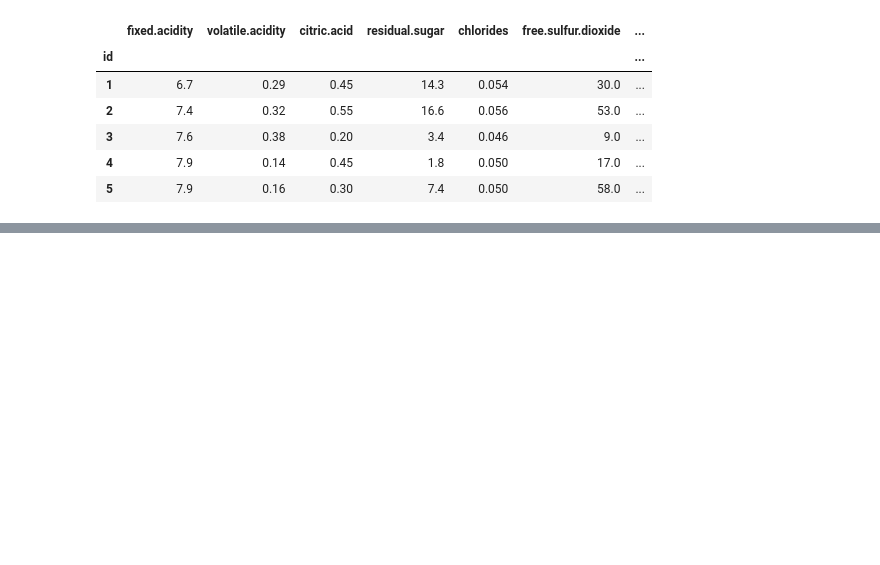
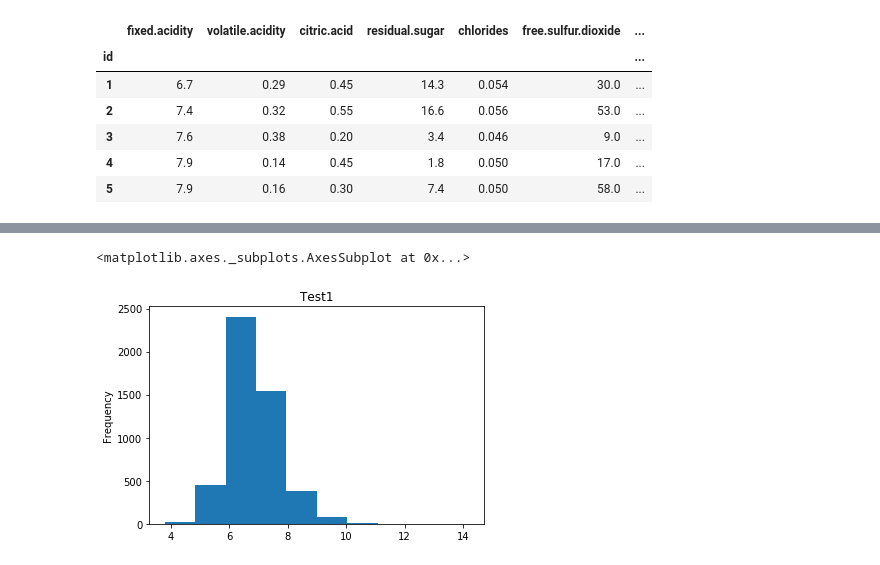
Before and after one commit to LasettiVinay/DataScience, a Jupyter notebook: Ch2_WineQuality/winequality/notebooks/Exploring Data.ipynb, the cells around one changed output, grey strips where cells are left out. Drawn from its saved outputs; the diff is of its cells as text; code cells hidden in the pictures; blank space fills up the shorter version.

```diff
--- a/Ch2_WineQuality/winequality/notebooks/Exploring Data.ipynb
+++ b/Ch2_WineQuality/winequality/notebooks/Exploring Data.ipynb
@@ -57,3 +61,7 @@ test_df.head()
 | 3 | 7.6 | 0.38 | 0.20 | 3.4 | 0.046 | 9.0 | ... |
 | 4 | 7.9 | 0.14 | 0.45 | 1.8 | 0.050 | 17.0 | ... |
 | 5 | 7.9 | 0.16 | 0.30 | 7.4 | 0.050 | 58.0 | ... |
+# %%
+test_df['quality'] = -888
+# %%
+df = pd.concat((train_df, test_df), axis=0)
@@ -59,0 +101,5 @@ test_df.head()
+# %%
+df['fixed.acidity'].plot(kind='hist', rot=0, title='Test1')
+# %% [output]
+<matplotlib.axes._subplots.AxesSubplot at 0x...>
+[figure, added]
```
Also changed, not shown: parts of 7 cells of this notebook, 25 other files.
